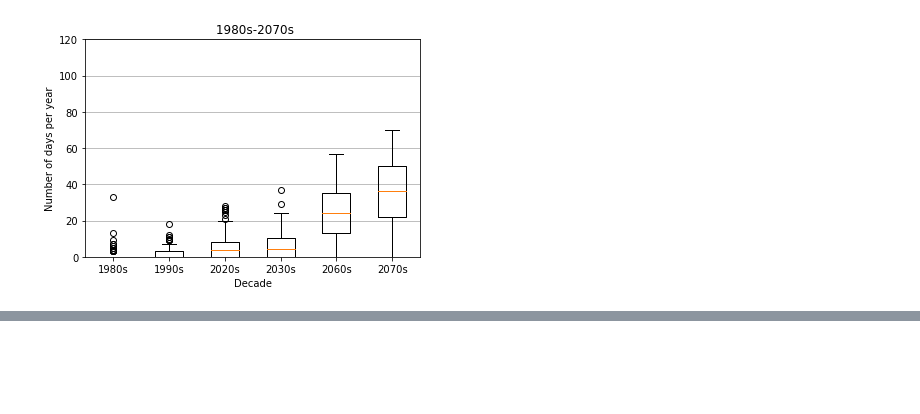
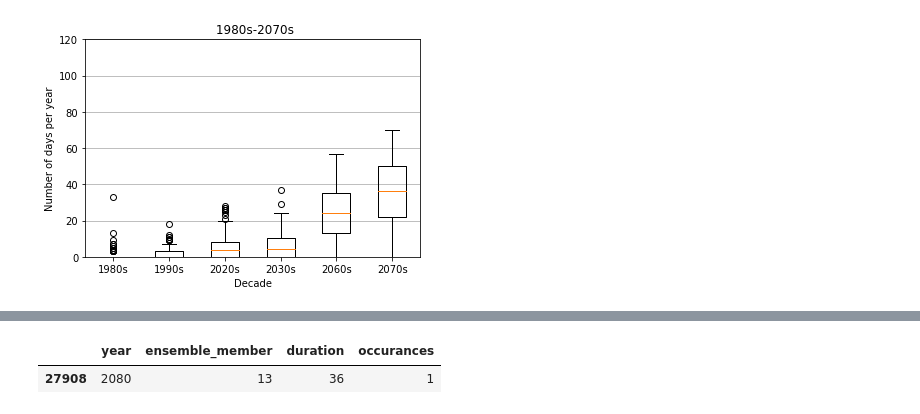
Before and after one commit to kaedonkers/ukcp_heatwave_analysis, a Jupyter notebook: 1.decadal_box_plots.ipynb, the cells around one changed output, grey strips where cells are left out. Drawn from its saved outputs; the diff is of its cells as text; code cells hidden in the pictures; blank space fills up the shorter version.

```diff
--- a/1.decadal_box_plots.ipynb
+++ b/1.decadal_box_plots.ipynb
@@ -253,0 +268,4 @@ box_df_decadal(u10hw, (1980, 1990, 2020, 2030, 2060, 2070), ylim=120)
+# %%
+%%time
+longest_hw(utci, threshold=28, ndays=90)
+# %% [output]
@@ -253,0 +274,2 @@ box_df_decadal(u10hw, (1980, 1990, 2020, 2030, 2060, 2070), ylim=120)
+|  | year | ensemble_member | duration | occurances |
+| 27908 | 2080 | 13 | 36 | 1 |
```
Also changed, not shown: parts of 5 cells of this notebook.
